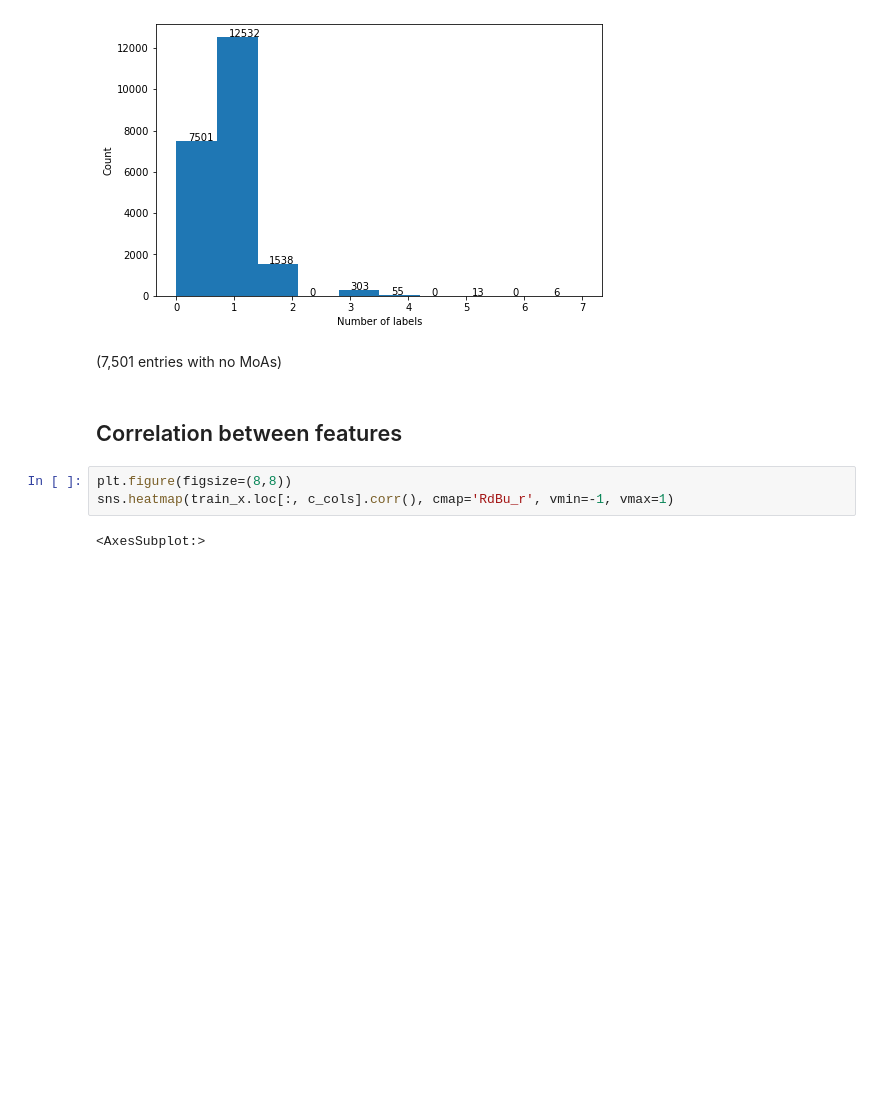
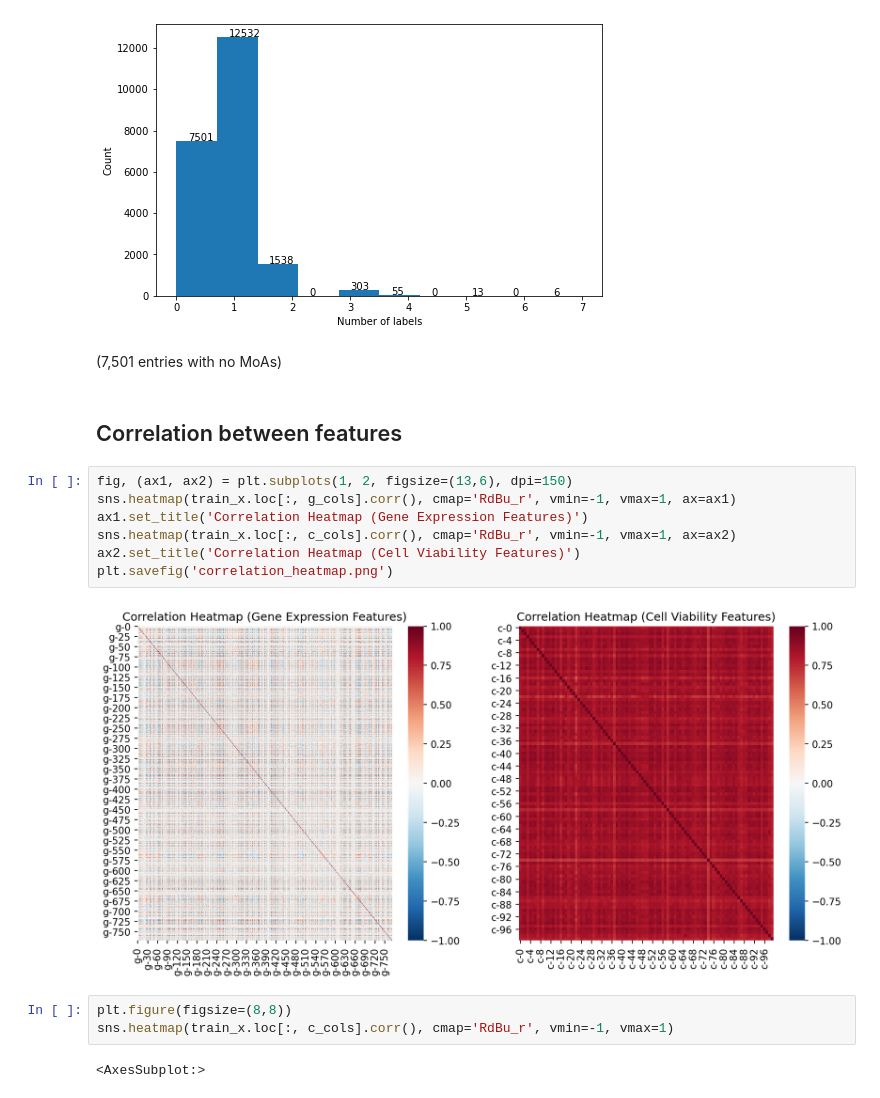
Before and after one commit to chloeh13q/kaggle-moa, a Jupyter notebook: EDA.ipynb, the cells around one changed output. Cells and saved outputs as stored; diff of their text form; blank space fills up the shorter version.

```diff
--- a/EDA.ipynb
+++ b/EDA.ipynb
@@ -131,6 +131,15 @@ plt.show()
 (7,501 entries with no MoAs)
 # %% [markdown]
 ## Correlation between features
+# %%
+fig, (ax1, ax2) = plt.subplots(1, 2, figsize=(13,6), dpi=150)
+sns.heatmap(train_x.loc[:, g_cols].corr(), cmap='RdBu_r', vmin=-1, vmax=1, ax=ax1)
+ax1.set_title('Correlation Heatmap (Gene Expression Features)')
+sns.heatmap(train_x.loc[:, c_cols].corr(), cmap='RdBu_r', vmin=-1, vmax=1, ax=ax2)
+ax2.set_title('Correlation Heatmap (Cell Viability Features)')
+plt.savefig('correlation_heatmap.png')
+# %% [output]
+[figure, added]
 # %%
 plt.figure(figsize=(8,8))
 sns.heatmap(train_x.loc[:, c_cols].corr(), cmap='RdBu_r', vmin=-1, vmax=1)
```
Also changed, not shown: parts of 2 cells of this notebook, 4 other files.
